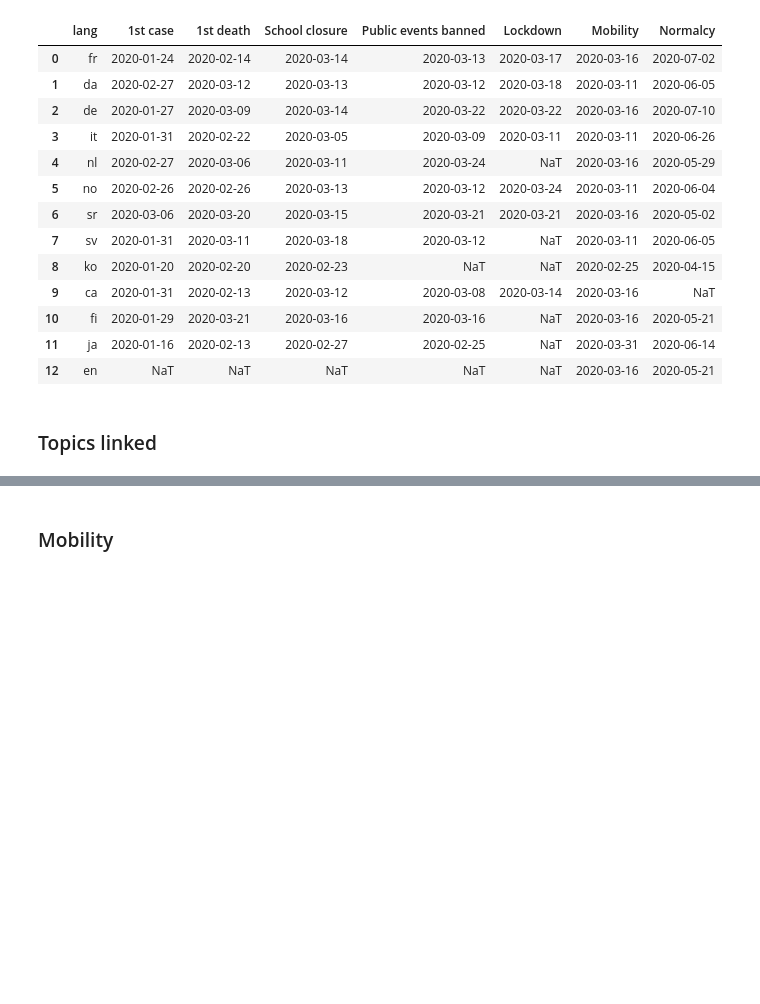
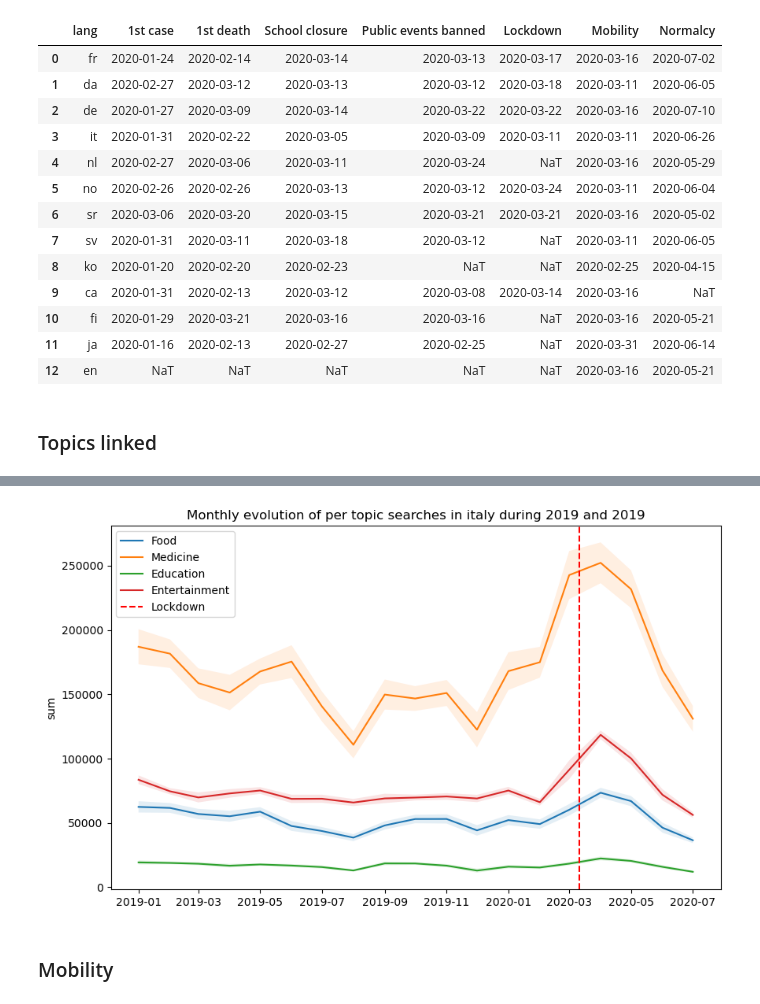
Before and after one commit to epfl-ada/ada-2023-project-bobeast, a Jupyter notebook: Milestone_P2.ipynb, the cells around one changed output, grey strips where cells are left out. Cells and saved outputs as stored; diff of their text form; code cells hidden in the pictures; blank space fills up the shorter version.

```diff
--- a/Milestone_P2.ipynb
+++ b/Milestone_P2.ipynb
@@ -91,3 +131,27 @@ plt.show()
+# %%
+timeseries=[agg_ts['it']['topics']['Culture.Food and drink'],
+    agg_ts['it']['topics']['STEM.Medicine & Health'],
+    agg_ts['it']['topics']['History and Society.Education'],
+    agg_ts['it']['topics']['Culture.Media.Entertainment']]
+legends=['Food','Medicine','Education','Entertainment']
+plt.figure(figsize=(10,6))
+for i,ts in enumerate(timeseries):
+
+    df=process_agg_time_series(ts)
+    df=df.loc[df['year'].isin([2020,2019])]
+    df_means=df.groupby(['year','month'])['sum'].mean().copy()
+    df_sem=df.groupby(['year','month'])['sum'].sem().copy()
+    df_means.index=[datetime(e[0], e[1],1) for e in df_means.index]
+    df_sem.index=[datetime(e[0], e[1],1) for e in df_sem.index]
+    CI=stats.t.interval(0.95, len(df_means)-1 , loc = df_means, scale = df_sem)
+    sns.lineplot(df_means,label=legends[i])
+    plt.fill_between(df_means.index,CI[0],CI[1],alpha=0.12)
+    plt.title('Monthly evolution of per topic searches in italy during 2019 and 2019')
+plt.axvline(x=interventions['Lockdown'][3],color='red', linestyle='--', label='Lockdown')
+plt.legend()
+plt.show()
+# %% [output]
+[figure, added]
 # %% [markdown]
 ### Mobility
 # %%
```
Also changed, not shown: parts of 9 cells of this notebook, 1 other file.
